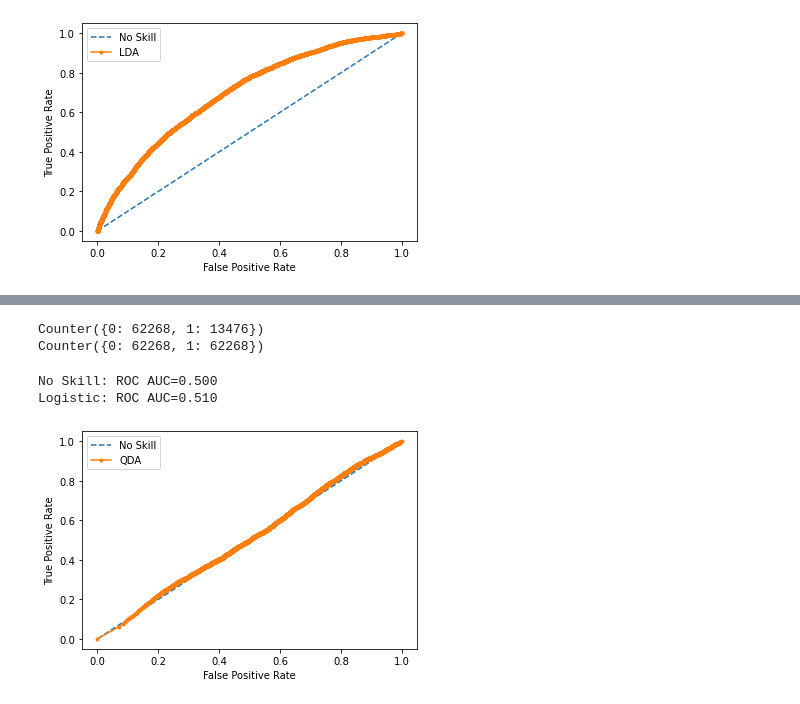
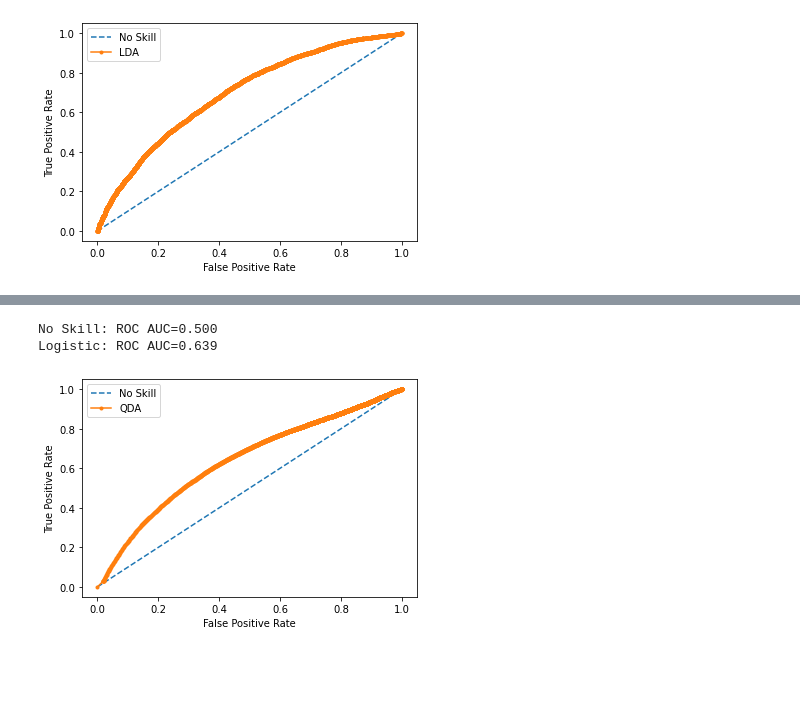
Before and after one commit to MarlonFacey/LoanDataLogReg, a Jupyter notebook: Loan Data EDA_Jason.ipynb, the cells around one changed output, grey strips where cells are left out. Drawn from its saved outputs; the diff is of its cells as text; code cells hidden in the pictures; blank space fills up the shorter version.

```diff
--- a/Loan Data EDA_Jason.ipynb
+++ b/Loan Data EDA_Jason.ipynb
@@ -261,7 +266,7 @@ No Skill: ROC AUC=0.500
 Logistic: ROC AUC=0.505
 [figure]
 # %%
-w = {0:1, 1:8}
+w = {0:1, 1:5}
 clf = LogisticRegression(class_weight = w)
 clf.fit(X,Y)
 y_pred = clf.predict(X_test)
@@ -497,9 +583,10 @@ Logistic: ROC AUC=0.498
 log_reg = sm.Logit(Y, X).fit_regularized()
 pos_coef = np.abs(log_reg.params)
 interaction = PolynomialFeatures(degree=2,interaction_only=True, include_bias=False)
-X1 = pd.DataFrame(interaction.fit_transform(X[pos_coef.nlargest(22).index]),columns=interaction.get_feature_names(X.columns.to_list()))
+X1 = pd.DataFrame(interaction.fit_transform(X[pos_coef.nlargest(25).index]),columns=interaction.get_feature_names(X.columns.to_list()))
 X1.index = Y.index
-X1_test = pd.DataFrame(interaction.fit_transform(X_test[pos_coef.nlargest(22).index]),columns=interaction.get_feature_names(X_test.columns.to_list()))
+print(X1.shape[1])
+X1_test = pd.DataFrame(interaction.fit_transform(X_test[pos_coef.nlargest(25).index]),columns=interaction.get_feature_names(X_test.columns.to_list()))
 X1_test.index = X_test.index
 
 clf = LogisticRegression()
@@ -541,6 +629,8 @@ No Skill: ROC AUC=0.500
 Logistic: ROC AUC=0.696
 [figure]
 # %%
+#Recall for weighted regression with interactions terms
+
 log_reg = sm.Logit(Y, X).fit_regularized()
 pos_coef = np.abs(log_reg.params)
 interaction = PolynomialFeatures(degree=2,interaction_only=True, include_bias=False)
@@ -549,10 +639,12 @@ X1.index = Y.index
 X1_test = pd.DataFrame(interaction.fit_transform(X_test[pos_coef.nlargest(27).index]),columns=interaction.get_feature_names(X_test.columns.to_list()))
 X1_test.index = X_test.index
 
-clf = LogisticRegression()
+w = {0:1,1:5}
+clf = LogisticRegression(class_weight = w)
 clf.fit(X1,Y)
 ns_probs = [0 for _ in range(len(y_test))]
 lr_probs = clf.predict_proba(X1_test)
+y_pred = clf.predict(X1_test)
 lr_probs = lr_probs[:, 1]
 lr_precision, lr_recall, _ = precision_recall_curve(y_test, lr_probs)
 lr_f1, lr_auc = f1_score(y_test, y_pred), auc(lr_recall, lr_precision)
@@ -623,5 +845,8 @@ Logistic: ROC AUC=0.696
 # %%
-qda_model = LDA(shrinkage = 0.001, solver = 'lsqr')
+#ROC on test and oversample LDA
+
+
+lda_model = LDA(shrinkage = 0.001, solver = 'lsqr')
 ns_probs = [0 for _ in range(len(y_test))]
 lda_model.fit(X2,Y2)
 lr_probs = lda_model.predict_proba(X_test)
@@ -641,6 +866,7 @@ plt.xlabel('False Positive Rate')
 plt.ylabel('True Positive Rate')
 # show the legend
 plt.legend()
+plt.savefig("ROC_oversampled_LDA.png")
 # show the plot
 plt.show()
 # %% [output]
@@ -650,39 +904,28 @@ Logistic: ROC AUC=0.696
 # %%
-# summarize class distribution
-counter = Counter(Y)
-print(counter)
-# transform the dataset
-oversample = SMOTE()
-X2, Y2 = oversample.fit_resample(X, Y)
-# summarize the new class distribution
-counter = Counter(y2)
-print(counter)
-
+#ROC on train and oversample QDA
 qda_model = QDA()
-ns_probs = [0 for _ in range(len(y_test))]
+ns_probs = [0 for _ in range(len(Y2))]
 qda_model.fit(X2,Y2)
-lr_probs = qda_model.predict_proba(X_test)
+lr_probs = qda_model.predict_proba(X2)
 lr_probs = lr_probs[:,1]
-ns_auc = roc_auc_score(y_test, ns_probs)
-lr_auc = roc_auc_score(y_test, lr_probs)
+ns_auc = roc_auc_score(Y2, ns_probs)
+lr_auc = roc_auc_score(Y2, lr_probs)
 print('No Skill: ROC AUC=%.3f' % (ns_auc))
 print('Logistic: ROC AUC=%.3f' % (lr_auc))
 # calculate roc curves
-ns_fpr, ns_tpr, _ = roc_curve(y_test, ns_probs)
-lr_fpr, lr_tpr, _ = roc_curve(y_test, lr_probs)
+ns_fpr, ns_tpr, _ = roc_curve(Y2, ns_probs)
+lr_fpr, lr_tpr, _ = roc_curve(Y2, lr_probs)
 # plot the roc curve for the model
 plt.plot(ns_fpr, ns_tpr, linestyle='--', label='No Skill')
 plt.plot(lr_fpr, lr_tpr, marker='.', label='QDA')
 # axis labels
 plt.xlabel('False Positive Rate')
 plt.ylabel('True Positive Rate')
 # show the legend
 plt.legend()
 # show the plot
 plt.show()
 # %% [output]
-Counter({0: 62268, 1: 13476})
-Counter({0: 62268, 1: 62268})
+No Skill: ROC AUC=0.500
+Logistic: ROC AUC=0.639
-No Skill: ROC AUC=0.500
-Logistic: ROC AUC=0.510
-[figure, old version]
+[figure, new version]
```
Also changed, not shown: parts of 29 cells of this notebook, 1 other file.
